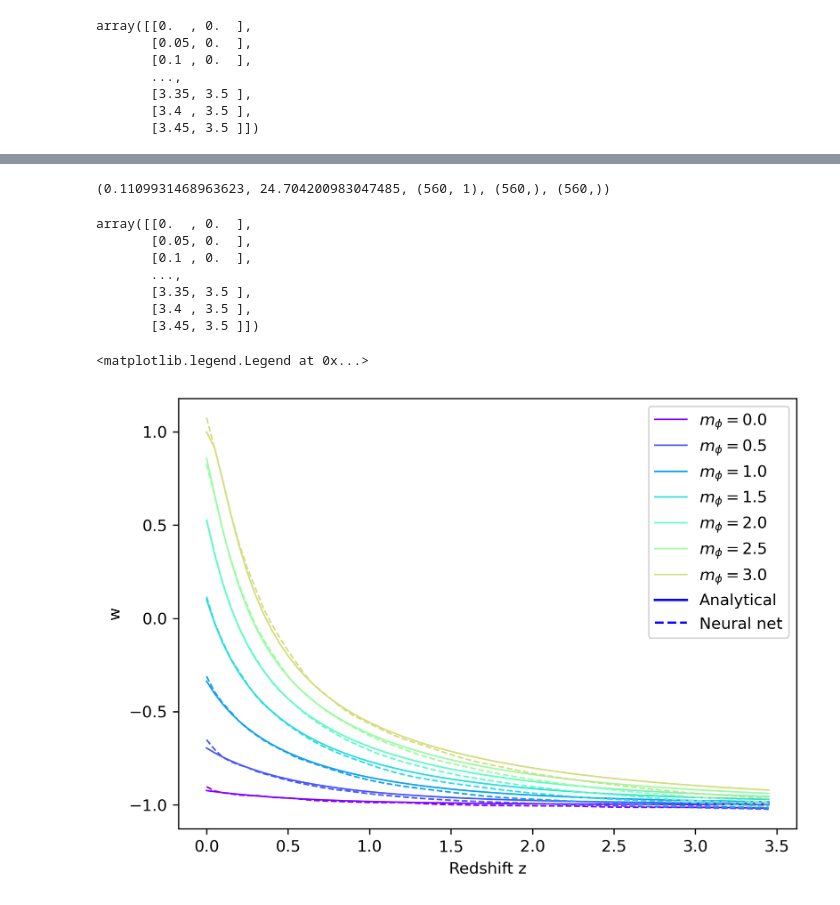
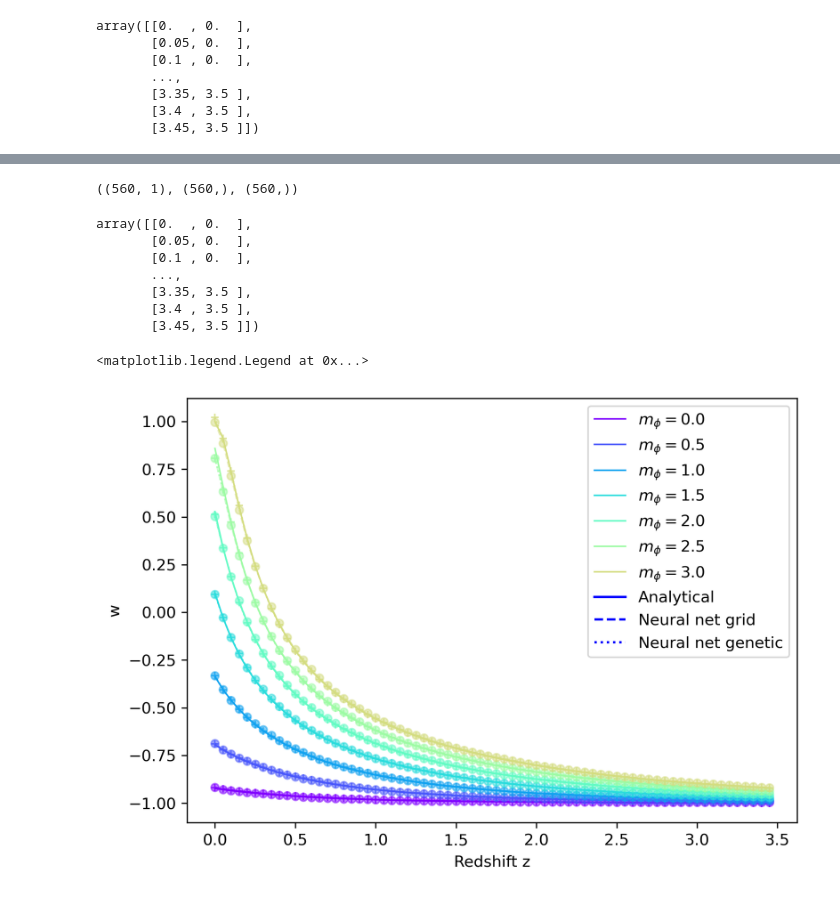
Before and after one commit to igomezv/cosmo_tools, a Jupyter notebook: models/neural/nnogada/dirty_notebooks/overleaf_notebooks_v1/eos_quintess.ipynb, the cells around one changed output, grey strips where cells are left out. Cells and saved outputs as stored; diff of their text form; code cells hidden in the pictures.

Commit message:
first version to ann for quintess with grid and genetic for ann

```diff
--- a/models/neural/nnogada/dirty_notebooks/overleaf_notebooks_v1/eos_quintess.ipynb
+++ b/models/neural/nnogada/dirty_notebooks/overleaf_notebooks_v1/eos_quintess.ipynb
@@ -141,5 +143,6 @@ np.shape(X_train), np.shape(Y_train), np.shape(X_val), np.shape(Y_val)
 # %%
-hparams_grid = {'HP_LAYERS': 2, 'HP_NUM_UNITS': 150, 'HP_BATCHSIZE': 16, 'HP_LEARNING':0.001}
-model, loss, history = train_test_model(hparams_grid, X_train, Y_train, X_val, Y_val)
+# 4	200	0.001	16
+hparams_grid1 = {'HP_LAYERS': 4, 'HP_NUM_UNITS': 200, 'HP_BATCHSIZE': 16, 'HP_LEARNING':0.001}
+model1, loss1, history1 = train_test_model(hparams_grid1, X_train, Y_train, X_val, Y_val)
 # %% [output]
 Epoch 1/100
@@ -207,0 +208,4 @@ _________________________________________________________________
+# %%
+# 3	150	0.001	8
+hparams_grid2 = {'HP_LAYERS': 3, 'HP_NUM_UNITS': 150, 'HP_BATCHSIZE': 8, 'HP_LEARNING':0.001}
+model2, loss2, history2 = train_test_model(hparams_grid2, X_train, Y_train, X_val, Y_val)
@@ -257,0 +290,3 @@ tnet = time.time() - t1net
+# %%
+ww_net1 = model1.predict(testset)
+ww_net2 = model2.predict(testset)
@@ -258,7 +296,7 @@ tnet = time.time() - t1net
 # %%
-tnet, tdiff, np.shape(ww_net), np.shape(ww_diff), np.shape(testset[:,0])
+np.shape(ww_net1), np.shape(ww_diff), np.shape(testset[:,0])
 # %% [output]
-(0.1109931468963623, 24.704200983047485, (560, 1), (560,), (560,))
+((560, 1), (560,), (560,))
 # %%
 testset
 # %% [output]
@@ -270,7 +308,8 @@ array([[0.  , 0.  ],
        [3.4 , 3.5 ],
        [3.45, 3.5 ]])
 # %%
-lines_net = []
+lines_net1 = []
+lines_net2 = []
 lines_diff = []
 
 # testset = []
@@ -279,38 +318,44 @@ for i, mphi in enumerate(testset[:,1]):
         if mphi != testset[i-1, 1]:
             aux1 = []
             aux2 = []
+            aux3 = []
             for j, z in enumerate(ztest):
                 aux1.append(ww_diff[i+j])
-                aux2.append(ww_net[i+j])
+                aux2.append(ww_net1[i+j])
+                aux3.append(ww_net2[i+j])
             lines_diff.append(aux1)
-            lines_net.append(aux2)
+            lines_net1.append(aux2)
+            lines_net2.append(aux3)
 
 lines_diff = np.array(lines_diff)
-lines_net = np.array(lines_net)
+lines_net1 = np.array(lines_net1)
+lines_net2 = np.array(lines_net2)
 # %%
-x = np.arange(len(ww_net))
+x = np.arange(len(ww_net1))
 ys = [i+x+(i*x)**2 for i in range(10)]
 
 colors = cm.rainbow(np.linspace(0, 1, len(ys)))
 
 fig = plt.figure(figsize=(7,5), dpi=300)
 
 for i, line in enumerate(lines_diff):
 #     if i%10 == 0:
     plt.plot(ztest, lines_diff[i], alpha=1, lw=1, label = "$m_\phi={}$".format(mphi_test[i]), c=colors[i])
-    plt.plot(ztest, lines_net[i], alpha=1, lw=1, linestyle='dashed', c=colors[i])
+    plt.plot(ztest, lines_net1[i], alpha=0.5, lw=1, linestyle='dashed', marker='o', c=colors[i], markersize=5)
+    plt.plot(ztest, lines_net2[i], alpha=0.8, lw=1, linestyle=':', marker='+', c=colors[i], markersize=5)
 
 plt.plot(0.1,0.1, label = "Analytical", c='b' )
-plt.plot(0.1,0.1, label = "Neural net", linestyle='dashed', c='b')
+plt.plot(0.1,0.1, label = "Neural net grid", linestyle='dashed', c='b')
+plt.plot(0.1,0.1, label = "Neural net genetic", linestyle=':', c='b')
 # plt.plot(np.unique(X_test[:,0]), line, alpha=1, lw=1, linestyle='dashed', c=colors[i])
 plt.xlabel("Redshift z")
 plt.ylabel("w")
 # plt.xlim(-0.05, 2.4)
 # plt.ylim(-1.05, 1.1)
 # plt.text(1, 0.8, "- Analytical --Neural Net")
 
 plt.legend()
 # plt.hlines(-1, xmin=0, xmax=3.05, colors='red',  linestyles='dashed', label='$w=-1$', lw=3, alpha=1)
 # %% [output]
 <matplotlib.legend.Legend at 0x...>
-[figure, old version]
+[figure, new version]
```
Also changed, not shown: parts of 11 cells of this notebook.
